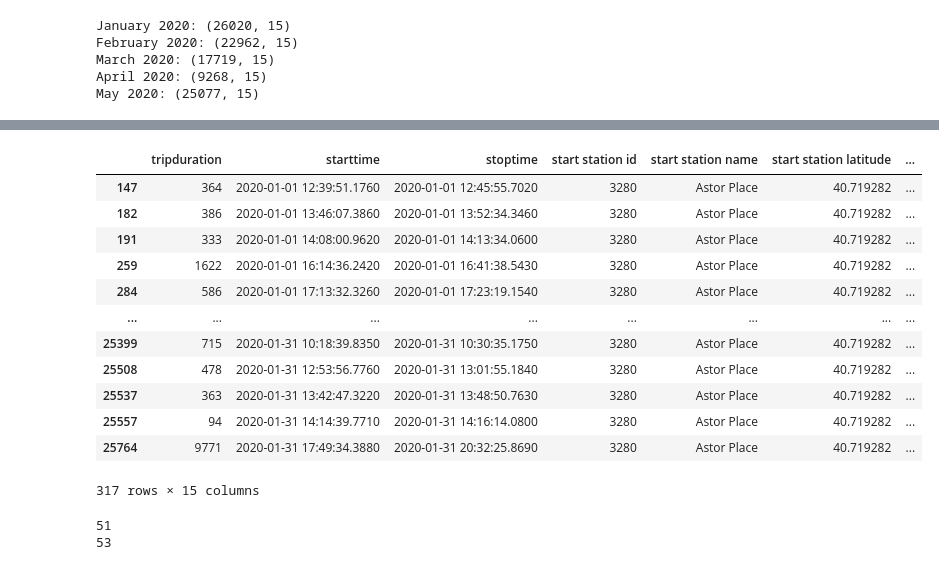
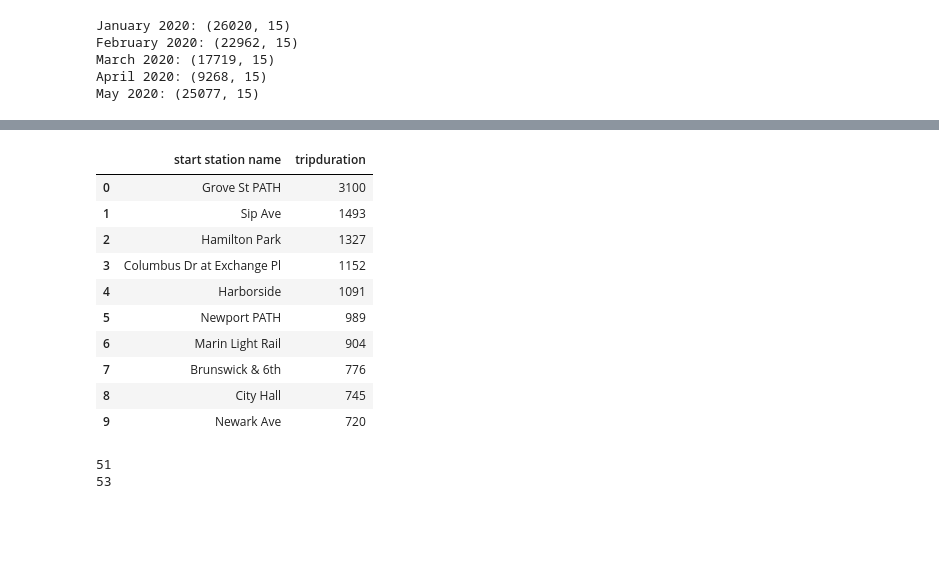
Before and after one commit to baronsgit/tableau-citibike-challenge, a Jupyter notebook: DataCombiner.ipynb, the cells around one changed output, grey strips where cells are left out. Saved outputs shown, nothing was run; the diff lists cells and outputs as text; code cells hidden in the pictures; blank space fills up the shorter version.

Commit message:
groupbys

```diff
--- a/DataCombiner.ipynb
+++ b/DataCombiner.ipynb
@@ -58,23 +80,26 @@ may_subset = pd.read_csv(may_data_path, nrows=(len(mar_data)//divby))
 # %%
 # jan_data.sort_values("start station name", inplace=False)
 # janfilter = jan_data["start station name"]=="Astor Place"
 # janfilter.count()
-jancount = jan_data[(jan_data["start station name"]=="Astor Place")]
-jancount
+# jancount = jan_data[(jan_data["start station name"]=="Astor Place")]
+# groupby start station name with number of rows for each station
+jan_grouped = jan_data.groupby("start station name").count()
+jan_grouped = jan_grouped.sort_values("tripduration", ascending=False).reset_index()
+# include only station name and number of rows
+jan_grouped = jan_grouped[["start station name", "tripduration"]]
+jan_grouped.head(10)
 # %% [output]
-|  | tripduration | starttime | stoptime | start station id | start station name | start station latitude | ... |
-| 147 | 364 | 2020-01-01 12:39:51.1760 | 2020-01-01 12:45:55.7020 | 3280 | Astor Place | 40.719282 | ... |
-| 182 | 386 | 2020-01-01 13:46:07.3860 | 2020-01-01 13:52:34.3460 | 3280 | Astor Place | 40.719282 | ... |
-| 191 | 333 | 2020-01-01 14:08:00.9620 | 2020-01-01 14:13:34.0600 | 3280 | Astor Place | 40.719282 | ... |
-| 259 | 1622 | 2020-01-01 16:14:36.2420 | 2020-01-01 16:41:38.5430 | 3280 | Astor Place | 40.719282 | ... |
-| 284 | 586 | 2020-01-01 17:13:32.3260 | 2020-01-01 17:23:19.1540 | 3280 | Astor Place | 40.719282 | ... |
-| ... | ... | ... | ... | ... | ... | ... | ... |
-| 25399 | 715 | 2020-01-31 10:18:39.8350 | 2020-01-31 10:30:35.1750 | 3280 | Astor Place | 40.719282 | ... |
-| 25508 | 478 | 2020-01-31 12:53:56.7760 | 2020-01-31 13:01:55.1840 | 3280 | Astor Place | 40.719282 | ... |
-| 25537 | 363 | 2020-01-31 13:42:47.3220 | 2020-01-31 13:48:50.7630 | 3280 | Astor Place | 40.719282 | ... |
-| 25557 | 94 | 2020-01-31 14:14:39.7710 | 2020-01-31 14:16:14.0800 | 3280 | Astor Place | 40.719282 | ... |
-| 25764 | 9771 | 2020-01-31 17:49:34.3880 | 2020-01-31 20:32:25.8690 | 3280 | Astor Place | 40.719282 | ... |
+|  | start station name | tripduration |
+| 0 | Grove St PATH | 3100 |
+| 1 | Sip Ave | 1493 |
+| 2 | Hamilton Park | 1327 |
+| 3 | Columbus Dr at Exchange Pl | 1152 |
+| 4 | Harborside | 1091 |
+| 5 | Newport PATH | 989 |
+| 6 | Marin Light Rail | 904 |
+| 7 | Brunswick & 6th | 776 |
+| 8 | City Hall | 745 |
+| 9 | Newark Ave | 720 |
-317 rows × 15 columns
 # %%
 # get number of unique stations
 start_ids = jan_data.groupby(["start station name"]).count()
```
Also changed, not shown: parts of 2 cells of this notebook.
